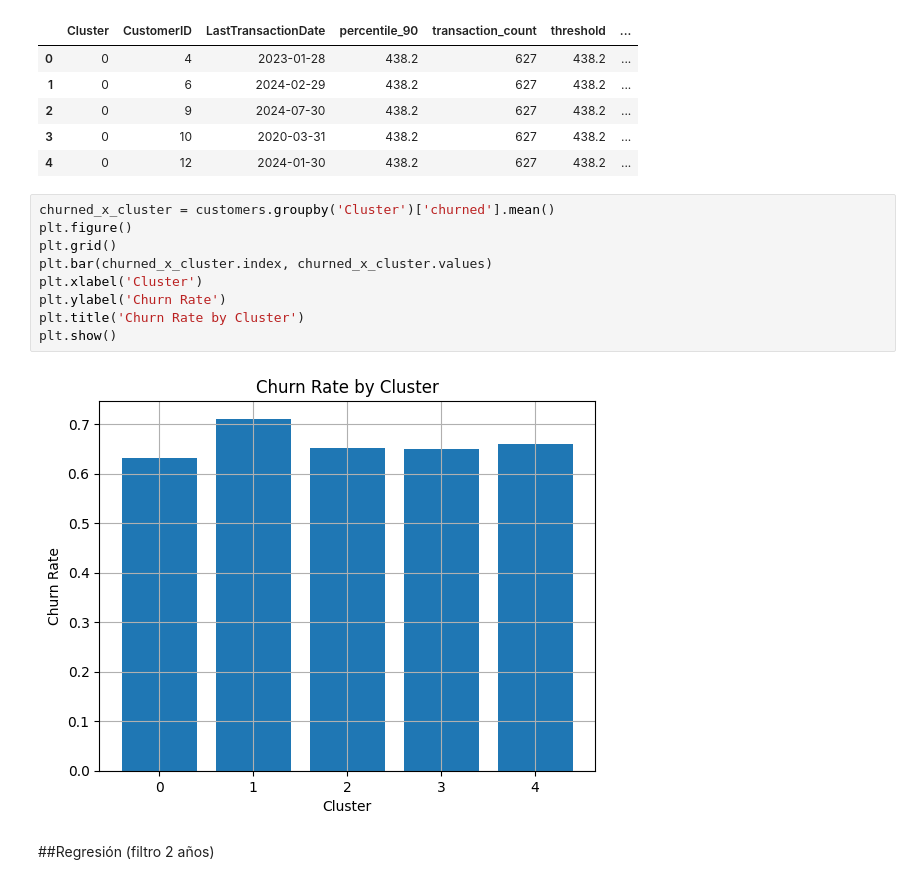
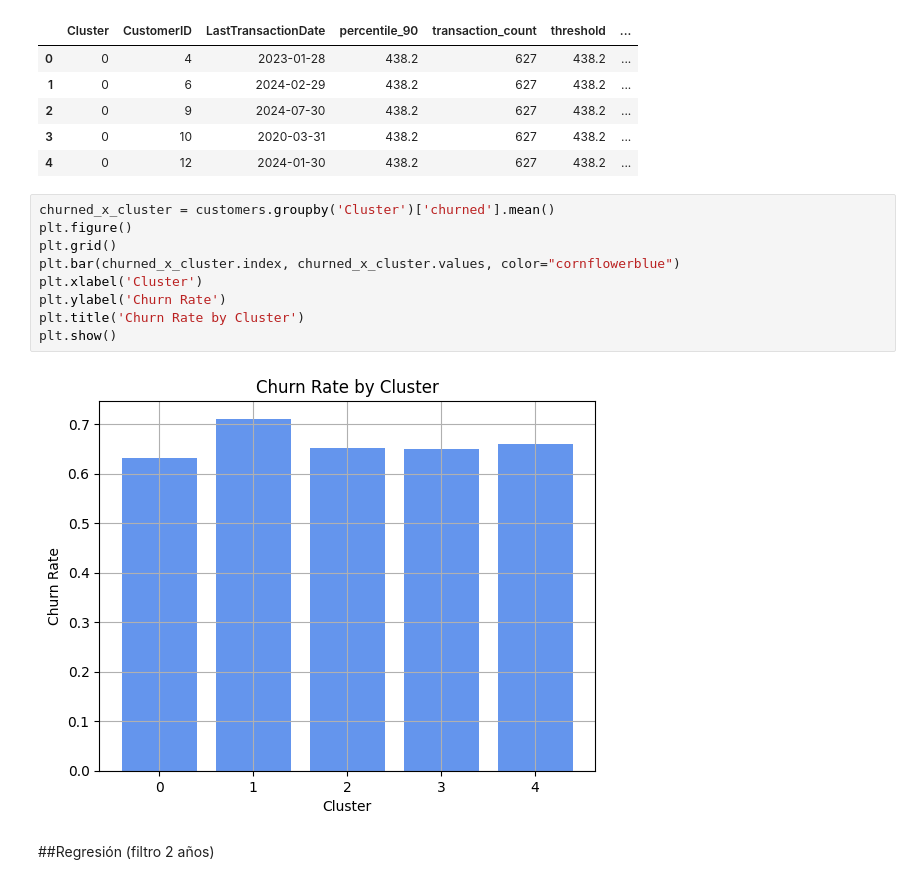
Before and after one commit to zayo1511/LaboratorioDeAnalisisDeDatosFinancierosYDeDisenoDeIndicadores, a Jupyter notebook: kmeans_orden_y_churn.ipynb, the cells around one changed output. Saved outputs shown, nothing was run; the diff lists cells and outputs as text.

```diff
--- a/kmeans_orden_y_churn.ipynb
+++ b/kmeans_orden_y_churn.ipynb
@@ -257,14 +256,14 @@ customers.head()
 # %%
 churned_x_cluster = customers.groupby('Cluster')['churned'].mean()
 plt.figure()
 plt.grid()
-plt.bar(churned_x_cluster.index, churned_x_cluster.values)
+plt.bar(churned_x_cluster.index, churned_x_cluster.values, color="cornflowerblue")
 plt.xlabel('Cluster')
 plt.ylabel('Churn Rate')
 plt.title('Churn Rate by Cluster')
 plt.show()
 # %% [output]
-[figure, old version]
+[figure, new version]
 # %% [markdown]
 ##Regresión (filtro 2 años)
 # %%
```
Also changed, not shown: parts of 5 cells of this notebook.
